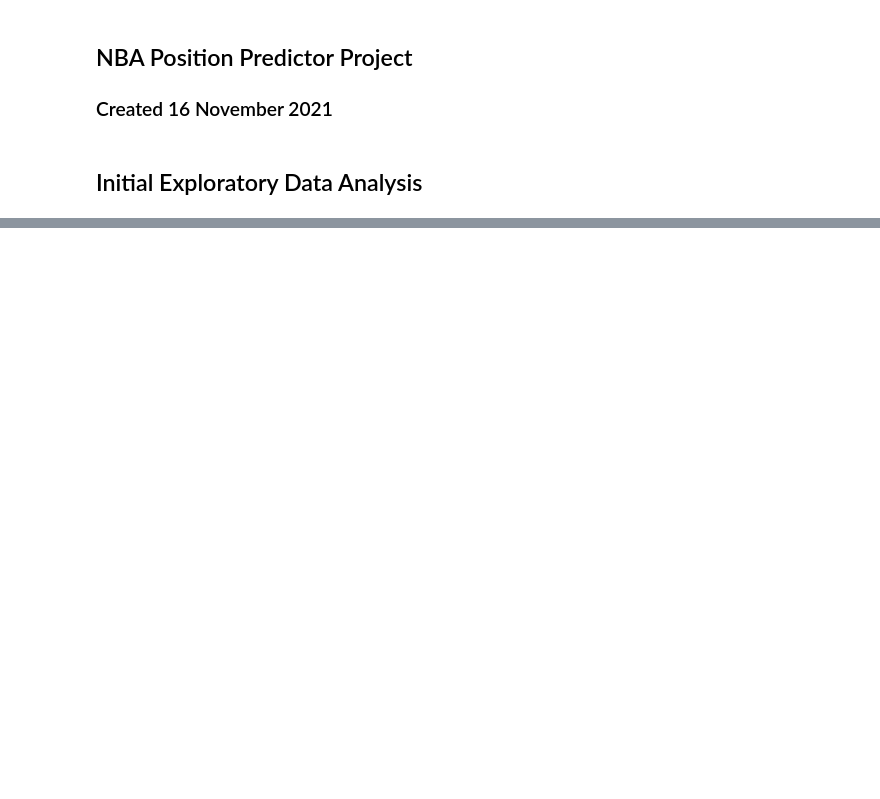
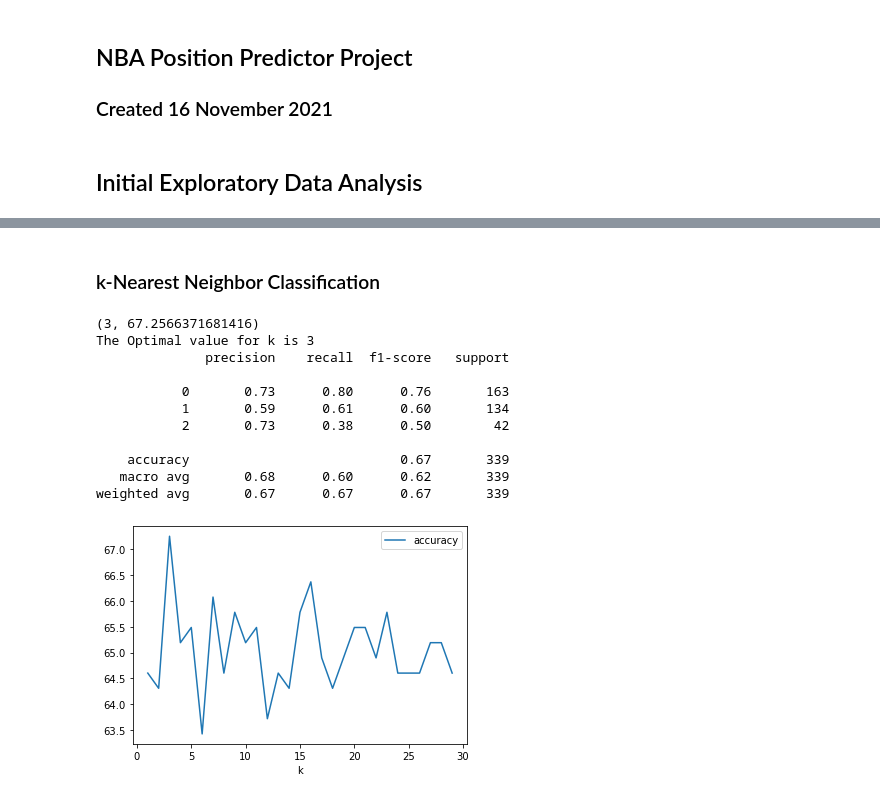
Before and after one commit to bonyejekwe/Basketball_Position_Predictor, a Jupyter notebook: Prediction_Model.ipynb, the cells around one changed output, grey strips where cells are left out. Cells and saved outputs as stored; diff of their text form; code cells hidden in the pictures; blank space fills up the shorter version.

```diff
--- a/Prediction_Model.ipynb
+++ b/Prediction_Model.ipynb
@@ -146,2 +152,4 @@ memory usage: 288.5+ KB
+# %% [markdown]
+### k-Nearest Neighbor Classification
 # %%
 #divide the data into the input 'X' and the labels 'y'
@@ -150,6 +160,52 @@ X        = stats_df[['MIN%', 'USG%', 'TO%', 'FTA', 'FT%', '2PA', '2P%', '3PA', '
 y        = stats_df['POS3'] #the label
+# %%
+def kNearest(X, y):
+
+    # split the data into training and test sets
+    X_train, X_test, y_train, y_test = train_test_split(X,y,test_size=0.3, random_state=6, stratify = y)
+    # Enter appropriate values to partition data, and ensure results are reproducible and obtain stratified samples
+
+    # feature scaling
+    sc = StandardScaler()
+    sc.fit(X_train)
+    X_train_std, X_test_std = sc.transform(X_train), sc.transform(X_test)
+
+    k = []
+    accuracy = []
+    # build the k-nn model, experiment with different values of k and plot the results
+    for i in range(1,30):
+        knn = KNeighborsClassifier(n_neighbors=i)
+        knn.fit(X_train_std, y_train)
+        k.append(i)
+        accuracy.append(knn.score(X_test_std, y_test)*100)
+        # print(knn.predict(X_test))
+        # print('The accuracy of the model is {}'.format(knn.score(X_test, y_test)))
+
+    best = sorted([t for t in zip(k, accuracy) if t[1] == max(accuracy)], key = lambda x: x[0])[0]
+    print(best)
+    acc = pd.DataFrame({'k': k, 'accuracy': accuracy})
+    lines = acc.plot.line(x = 'k')
+
+    #print(list(zip(k, accuracy)))
+    print(f'The Optimal value for k is {best[0]}')
+
+    knn = KNeighborsClassifier(n_neighbors=best[0])
+    knn.fit(X_train_std, y_train)
+    y_pred=knn.predict(X_test_std)
+    print(classification_report(y_test, y_pred))
 # %%
-# split the data into training and test sets
-X_train, X_test, y_train, y_test = train_test_split(X,y,test_size=0.3, random_state=6, stratify = y)
-# Enter appropriate values to partition data, and ensure results are reproducible and obtain stratified samples
+kNearest(X, stats_df['POS3'])
+# %% [output]
+(3, 67.2566371681416)
+The Optimal value for k is 3
+              precision    recall  f1-score   support
+
+           0       0.73      0.80      0.76       163
+           1       0.59      0.61      0.60       134
+           2       0.73      0.38      0.50        42
+
+    accuracy                           0.67       339
+   macro avg       0.68      0.60      0.62       339
+weighted avg       0.67      0.67      0.67       339
+[figure, added]
 # %%
```
Also changed, not shown: parts of 33 cells of this notebook.
